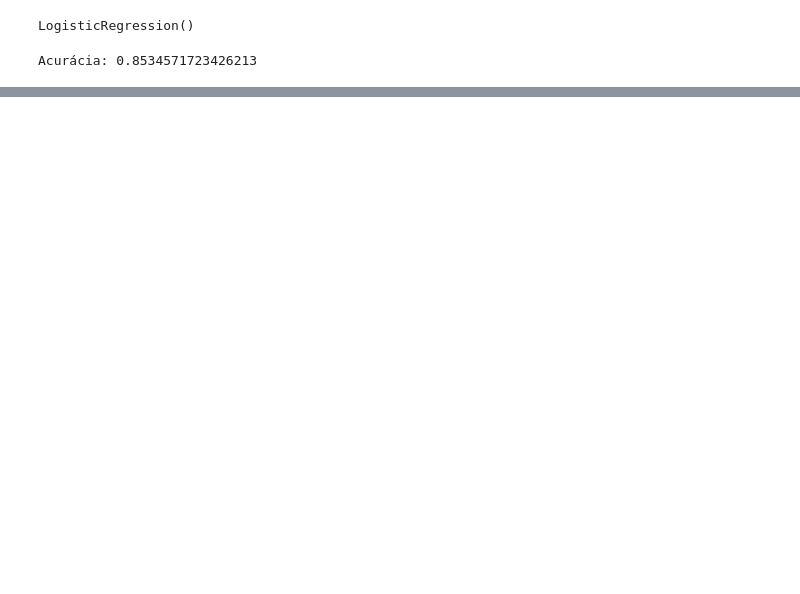
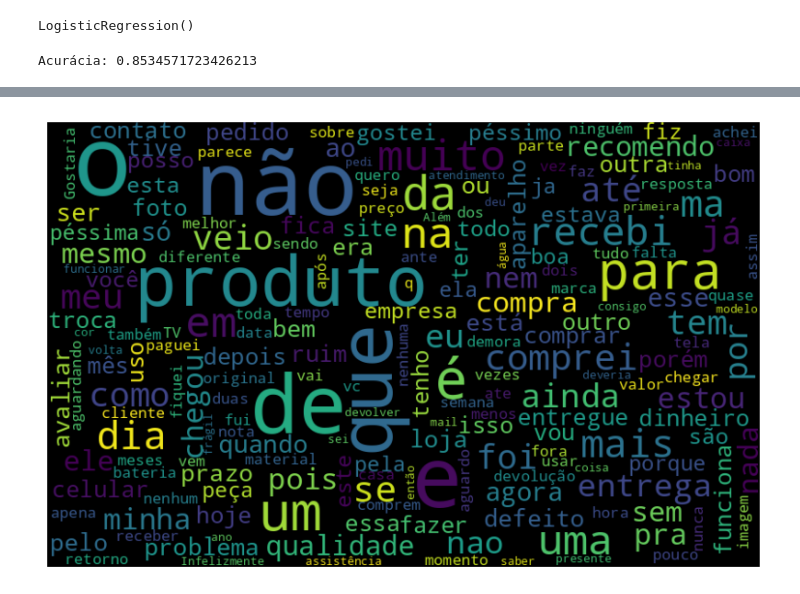
Before and after one commit to vinelouzada/nlp, a Jupyter notebook: NLP_Estudos.ipynb, the cells around one changed output, grey strips where cells are left out. Cells and saved outputs as stored; diff of their text form; code cells hidden in the pictures; blank space fills up the shorter version.

```diff
--- a/NLP_Estudos.ipynb
+++ b/NLP_Estudos.ipynb
@@ -106,0 +151,15 @@ Acurácia: 0.8534571723426213
+# %%
+def nuvem_por_sentimento(texto, sentimento):
+  todas_as_palavras_por_sentimento = texto.query(f"sentimento == '{sentimento}'")['avaliacao']
+  todas_as_palavras = ' '.join(todas_as_palavras_por_sentimento)
+
+  nuvem_de_palavras = WordCloud(width=800, height=500, max_font_size=110, collocations=False).generate(todas_as_palavras)
+
+  plt.figure(figsize=(10,7))
+  plt.imshow(nuvem_de_palavras, interpolation='bilinear')
+  plt.axis('off')
+  plt.show()
+# %%
+nuvem_por_sentimento(df, 'negativo')
+# %% [output]
+[figure, added]
```
Also changed, not shown: parts of 17 cells of this notebook.
